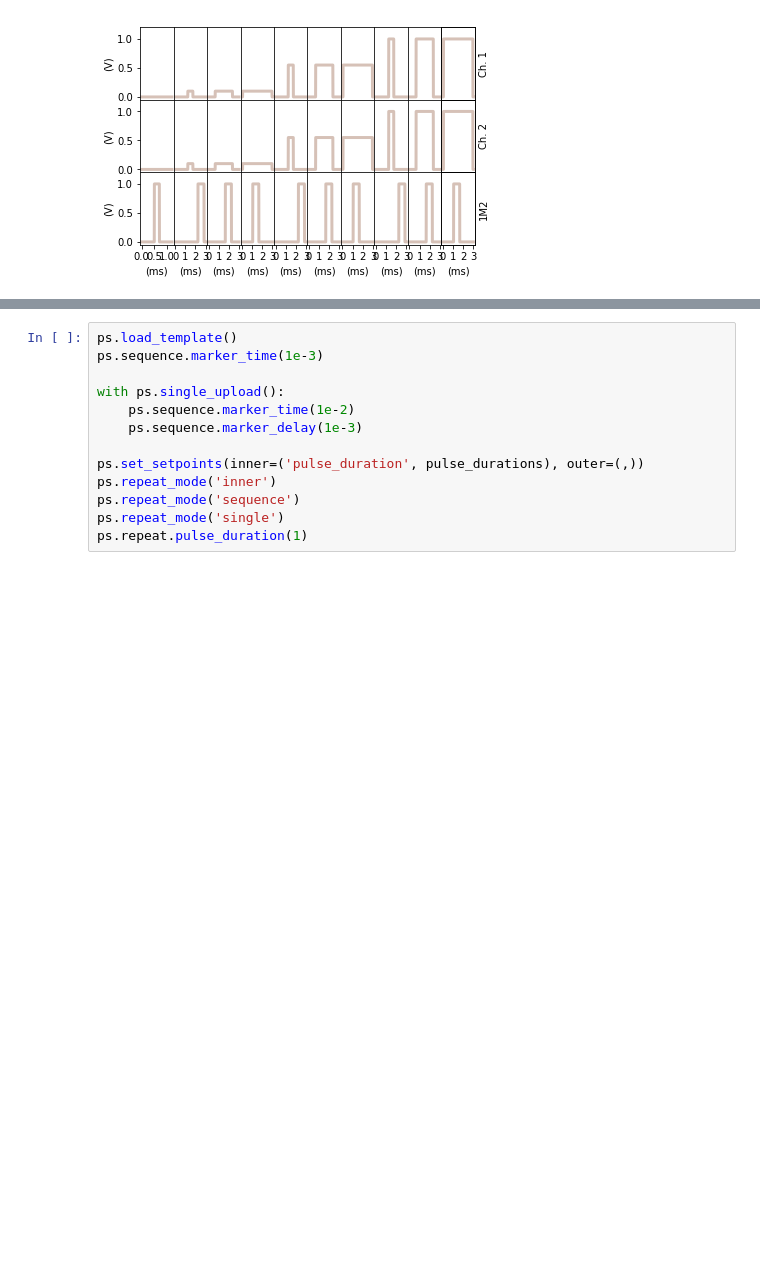
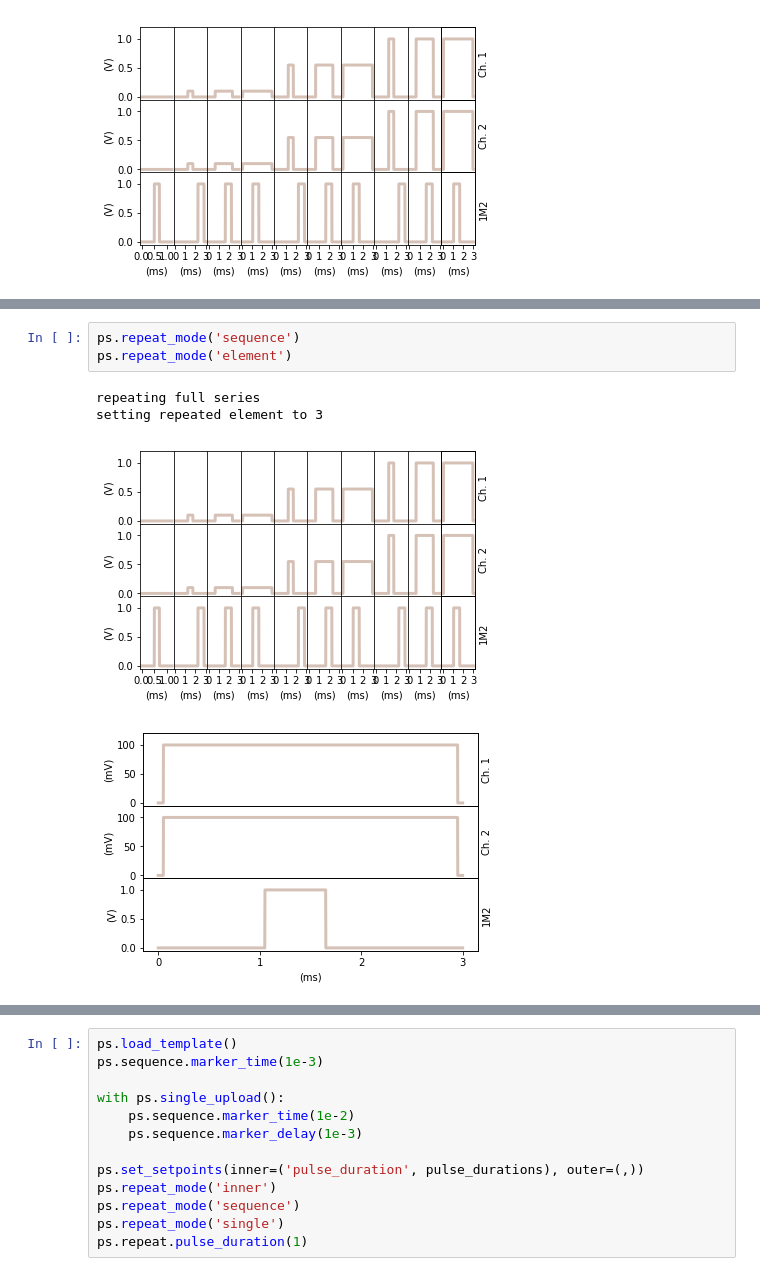
Before and after one commit to qdev-dk/qdev-wrappers, a Jupyter notebook: examples/Untitled Folder/Parametric Sequencer.ipynb, the cells around one changed output, grey strips where cells are left out. Cells and saved outputs as stored; diff of their text form; blank space fills up the shorter version.

```diff
--- a/examples/Untitled Folder/Parametric Sequencer.ipynb
+++ b/examples/Untitled Folder/Parametric Sequencer.ipynb
@@ -96,3 +111,11 @@ setting repeated element to 5
+# %%
+ps.repeat_mode('sequence')
+ps.repeat_mode('element')
+# %% [output]
+repeating full series
+setting repeated element to 3
+[figure, added]
+[figure, added]
 # %%
 ps.repeat.pulse_amplitude(outer_setpoints[1][1])
 # %% [output]
```
Also changed, not shown: parts of 7 cells of this notebook, 1 other file.
